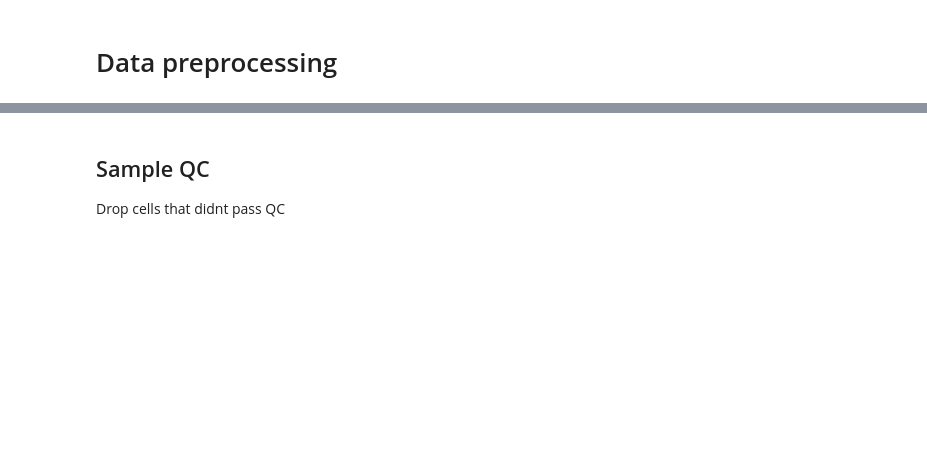
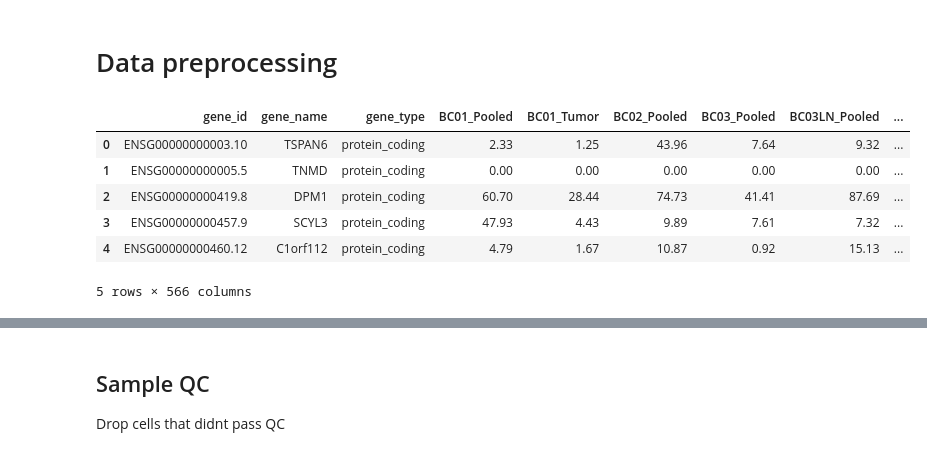
Before and after one commit to KyriakosPsa/BreastCancer-SingleCell, a Jupyter notebook: preprocessing.ipynb, the cells around one changed output, grey strips where cells are left out. Drawn from its saved outputs; the diff is of its cells as text; code cells hidden in the pictures; blank space fills up the shorter version.

```diff
--- a/preprocessing.ipynb
+++ b/preprocessing.ipynb
@@ -21,0 +17,10 @@ df = pd.read_csv(
+# %%
+df.head()
+# %% [output]
+|  | gene_id | gene_name | gene_type | BC01_Pooled | BC01_Tumor | BC02_Pooled | BC03_Pooled | BC03LN_Pooled | ... |
+| 0 | ENSG00000000003.10 | TSPAN6 | protein_coding | 2.33 | 1.25 | 43.96 | 7.64 | 9.32 | ... |
+| 1 | ENSG00000000005.5 | TNMD | protein_coding | 0.00 | 0.00 | 0.00 | 0.00 | 0.00 | ... |
+| 2 | ENSG00000000419.8 | DPM1 | protein_coding | 60.70 | 28.44 | 74.73 | 41.41 | 87.69 | ... |
+| 3 | ENSG00000000457.9 | SCYL3 | protein_coding | 47.93 | 4.43 | 9.89 | 7.61 | 7.32 | ... |
+| 4 | ENSG00000000460.12 | C1orf112 | protein_coding | 4.79 | 1.67 | 10.87 | 0.92 | 15.13 | ... |
+5 rows × 566 columns
```
Also changed, not shown: parts of 19 cells of this notebook.
